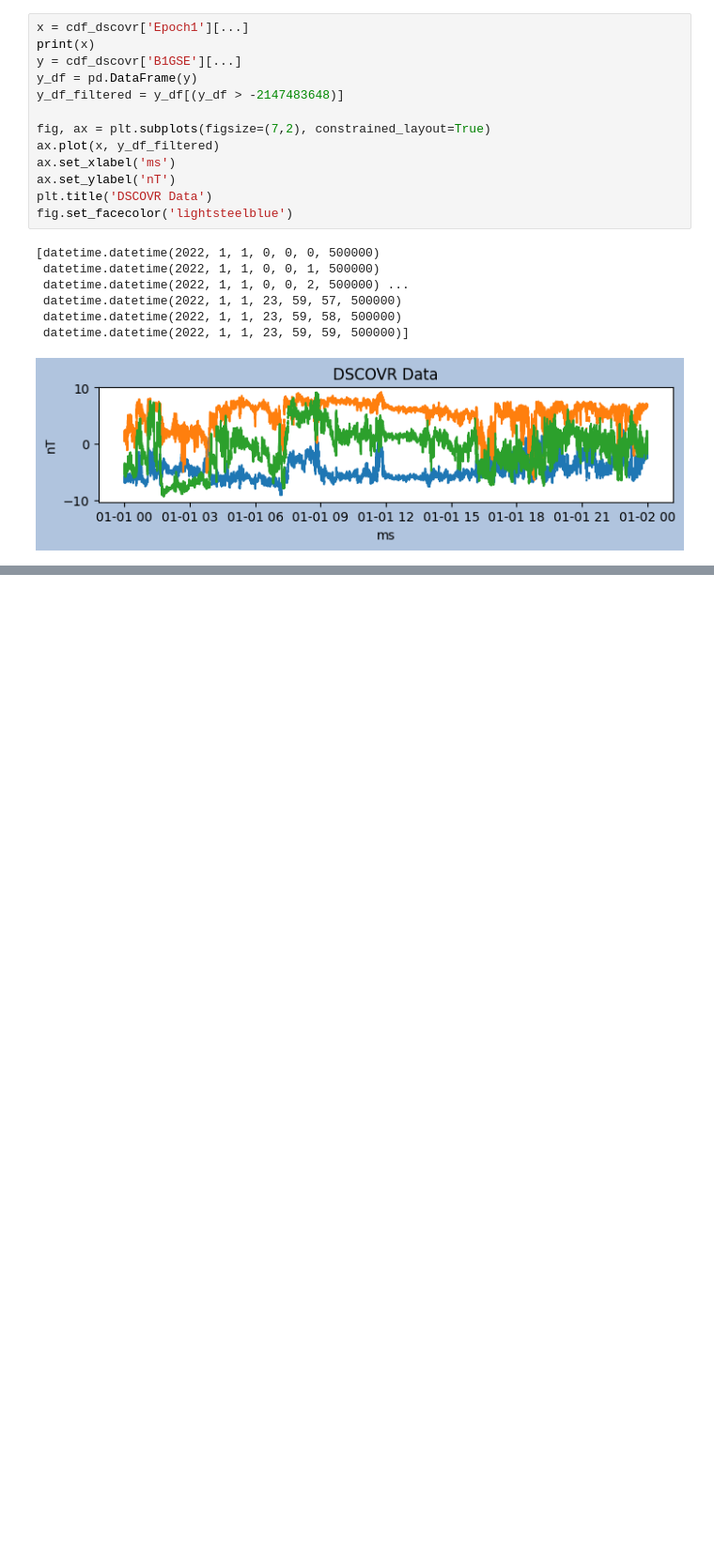
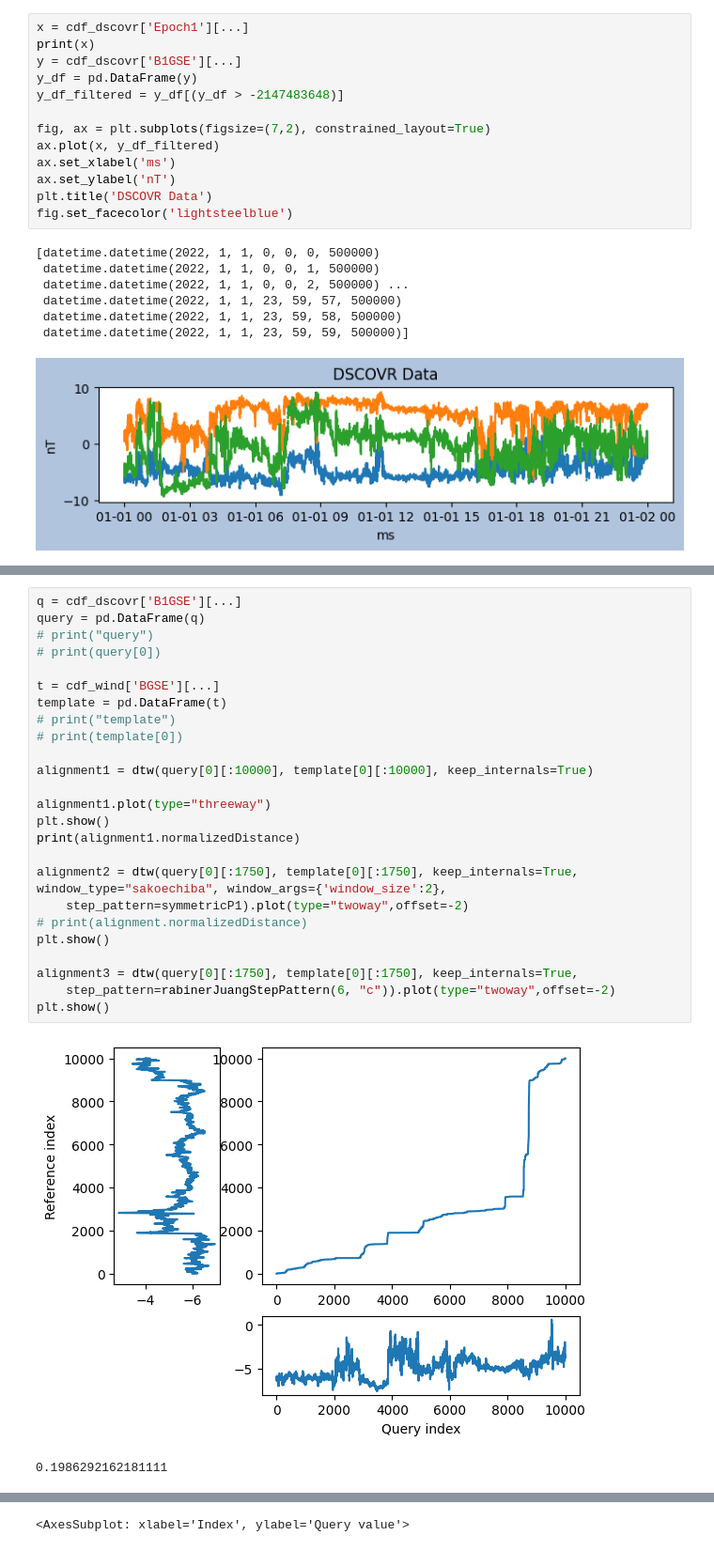
Before and after one commit to cleonard37/SpaceApps, a Jupyter notebook: spaceapps.ipynb, the cells around one changed output, grey strips where cells are left out. Shown at 94% size. Drawn from its saved outputs; the diff is of its cells as text; blank space fills up the shorter version.

Commit message:
DTW between Wind and DSCOVR for single dimension

```diff
--- a/spaceapps.ipynb
+++ b/spaceapps.ipynb
@@ -203,0 +211,28 @@ fig.set_facecolor('lightsteelblue')
+# %%
+q = cdf_dscovr['B1GSE'][...]
+query = pd.DataFrame(q)
+# print("query")
+# print(query[0])
+
+t = cdf_wind['BGSE'][...]
+template = pd.DataFrame(t)
+# print("template")
+# print(template[0])
+
+alignment1 = dtw(query[0][:10000], template[0][:10000], keep_internals=True)
+
+alignment1.plot(type="threeway")
+plt.show()
+print(alignment1.normalizedDistance)
+
+alignment2 = dtw(query[0][:1750], template[0][:1750], keep_internals=True, window_type="sakoechiba", window_args={'window_size':2},
+    step_pattern=symmetricP1).plot(type="twoway",offset=-2)
+# print(alignment.normalizedDistance)
+plt.show()
+
+alignment3 = dtw(query[0][:1750], template[0][:1750], keep_internals=True,
+    step_pattern=rabinerJuangStepPattern(6, "c")).plot(type="twoway",offset=-2)
+plt.show()
+# %% [output]
+[figure, added]
+0.1986292162181111
@@ -203,0 +240 @@ fig.set_facecolor('lightsteelblue')
+<AxesSubplot: xlabel='Index', ylabel='Query value'>
```
Also changed, not shown: parts of 3 cells of this notebook.
